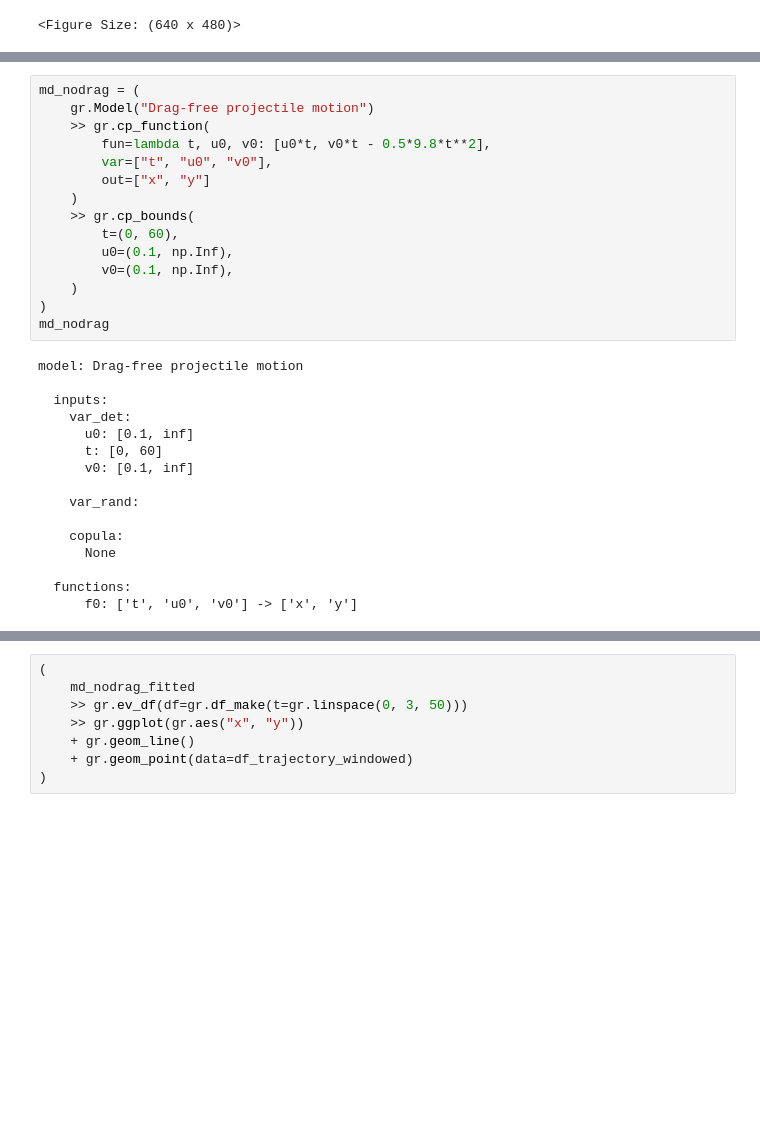
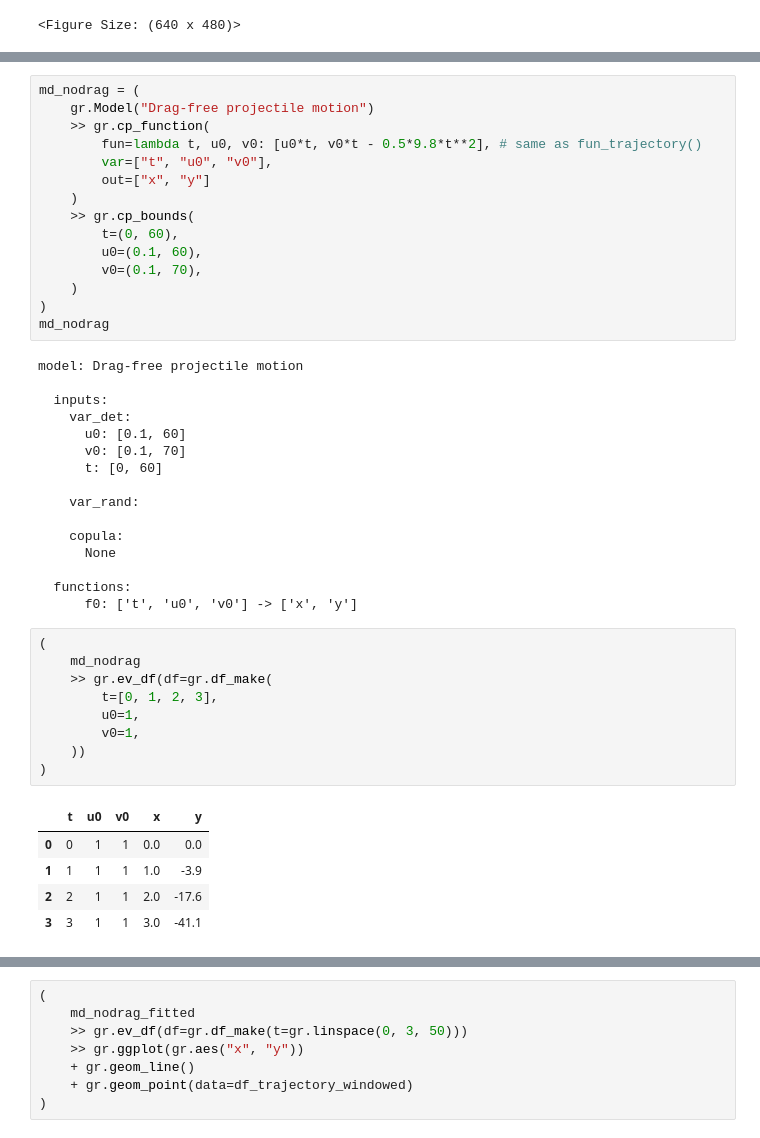
Before and after one commit to zdelrosario/pdo-notes, a Jupyter notebook: 2026/day06.ipynb, the cells around one changed output, grey strips where cells are left out. Drawn from its saved outputs; the diff is of its cells as text; blank space fills up the shorter version.

```diff
--- a/2026/day06.ipynb
+++ b/2026/day06.ipynb
@@ -297,14 +69,14 @@ from grama.models import make_trajectory_linear
 md_nodrag = (
     gr.Model("Drag-free projectile motion")
     >> gr.cp_function(
-        fun=lambda t, u0, v0: [u0*t, v0*t - 0.5*9.8*t**2],
+        fun=lambda t, u0, v0: [u0*t, v0*t - 0.5*9.8*t**2], # same as fun_trajectory()
         var=["t", "u0", "v0"],
         out=["x", "y"]
     )
     >> gr.cp_bounds(
         t=(0, 60),
-        u0=(0.1, np.Inf),
-        v0=(0.1, np.Inf),
+        u0=(0.1, 60),
+        v0=(0.1, 70),
     )
 )
 md_nodrag
@@ -313,9 +85,9 @@ model: Drag-free projectile motion
 
   inputs:
     var_det:
-      u0: [0.1, inf]
+      u0: [0.1, 60]
+      v0: [0.1, 70]
       t: [0, 60]
-      v0: [0.1, inf]
 
     var_rand:
 
@@ -324,4 +96,19 @@ model: Drag-free projectile motion
 
   functions:
       f0: ['t', 'u0', 'v0'] -> ['x', 'y']
+# %%
+(
+    md_nodrag
+    >> gr.ev_df(df=gr.df_make(
+        t=[0, 1, 2, 3],
+        u0=1,
+        v0=1,
+    ))
+)
+# %% [output]
+|  | t | u0 | v0 | x | y |
+| 0 | 0 | 1 | 1 | 0.0 | 0.0 |
+| 1 | 1 | 1 | 1 | 1.0 | -3.9 |
+| 2 | 2 | 1 | 1 | 2.0 | -17.6 |
+| 3 | 3 | 1 | 1 | 3.0 | -41.1 |
 # %%
```
Also changed, not shown: parts of 36 cells of this notebook.
